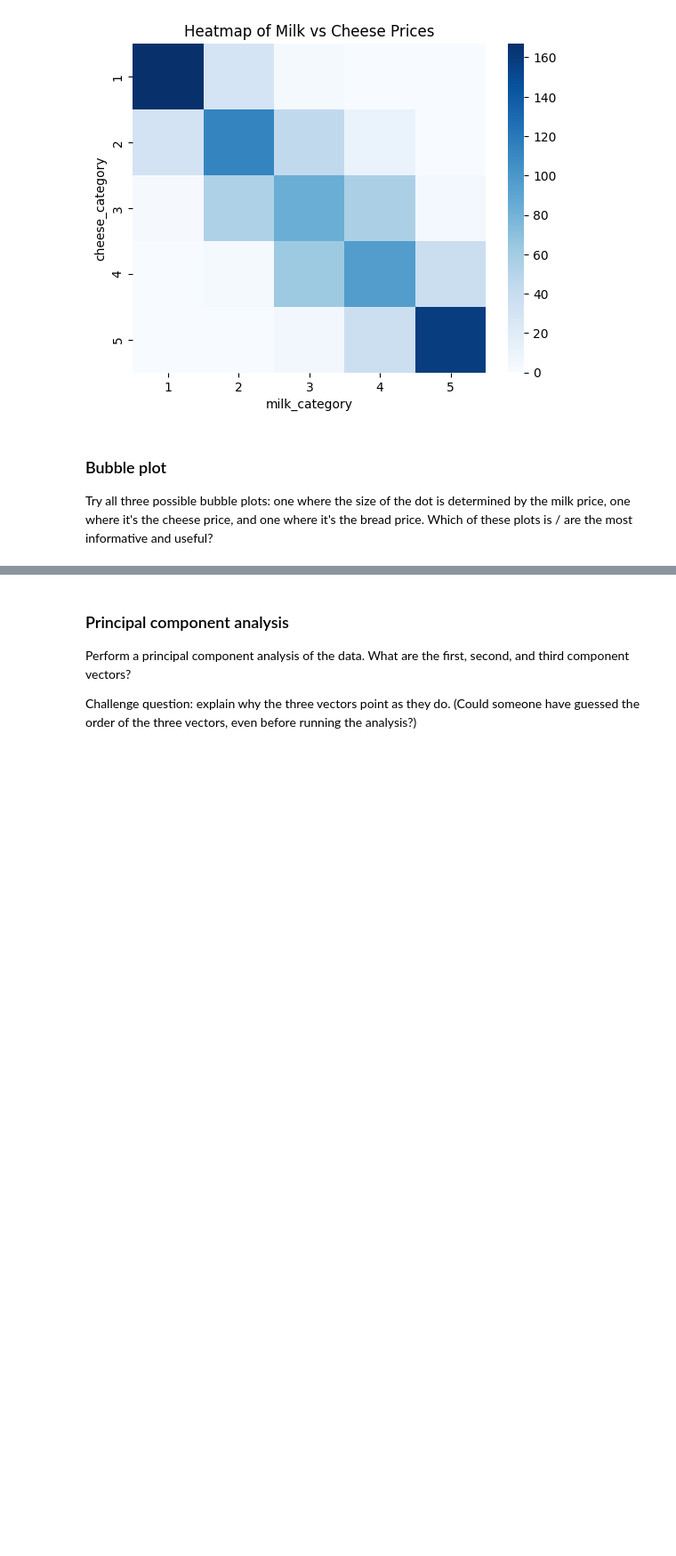
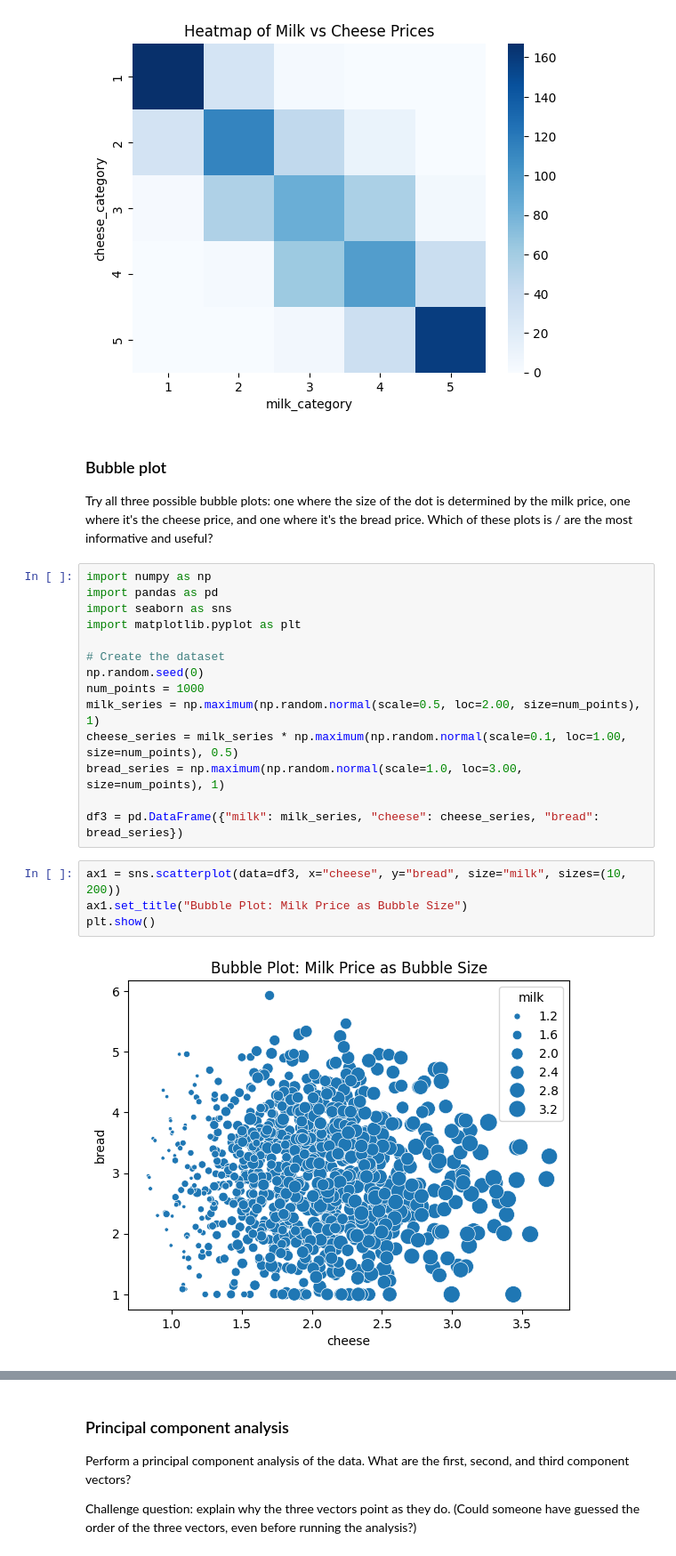
Before and after one commit to Rocking-Priya/2025-spring-B2, a Jupyter notebook: Week8.ipynb, the cells around one changed output, grey strips where cells are left out. Shown at 89% size. Cells and saved outputs as stored; diff of their text form; blank space fills up the shorter version.

```diff
--- a/Week8.ipynb
+++ b/Week8.ipynb
@@ -277,3 +277,23 @@ plt.show()
 ### Bubble plot
 
 Try all three possible bubble plots: one where the size of the dot is determined by the milk price, one where it's the cheese price, and one where it's the bread price.  Which of these plots is / are the most informative and useful?
+# %%
+import numpy as np
+import pandas as pd
+import seaborn as sns
+import matplotlib.pyplot as plt
+
+# Create the dataset
+np.random.seed(0)
+num_points = 1000
+milk_series = np.maximum(np.random.normal(scale=0.5, loc=2.00, size=num_points), 1)
+cheese_series = milk_series * np.maximum(np.random.normal(scale=0.1, loc=1.00, size=num_points), 0.5)
+bread_series = np.maximum(np.random.normal(scale=1.0, loc=3.00, size=num_points), 1)
+
+df3 = pd.DataFrame({"milk": milk_series, "cheese": cheese_series, "bread": bread_series})
+# %%
+ax1 = sns.scatterplot(data=df3, x="cheese", y="bread", size="milk", sizes=(10, 200))
+ax1.set_title("Bubble Plot: Milk Price as Bubble Size")
+plt.show()
+# %% [output]
+[figure, added]
```
Also changed, not shown: parts of 6 cells of this notebook.
